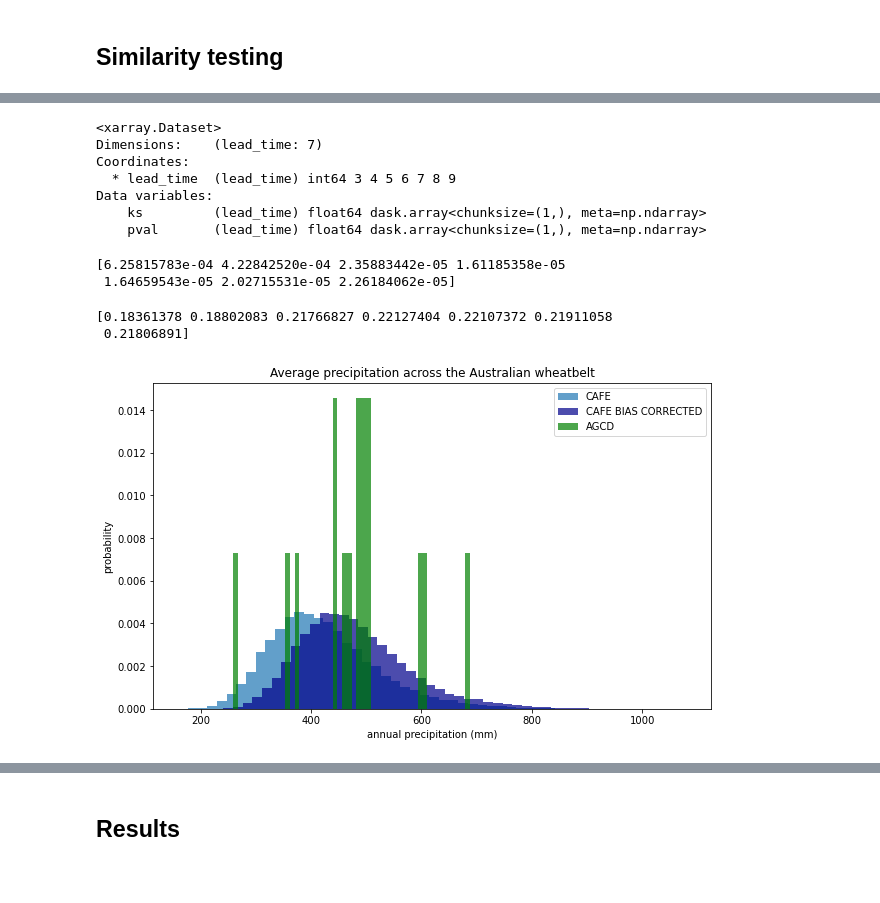
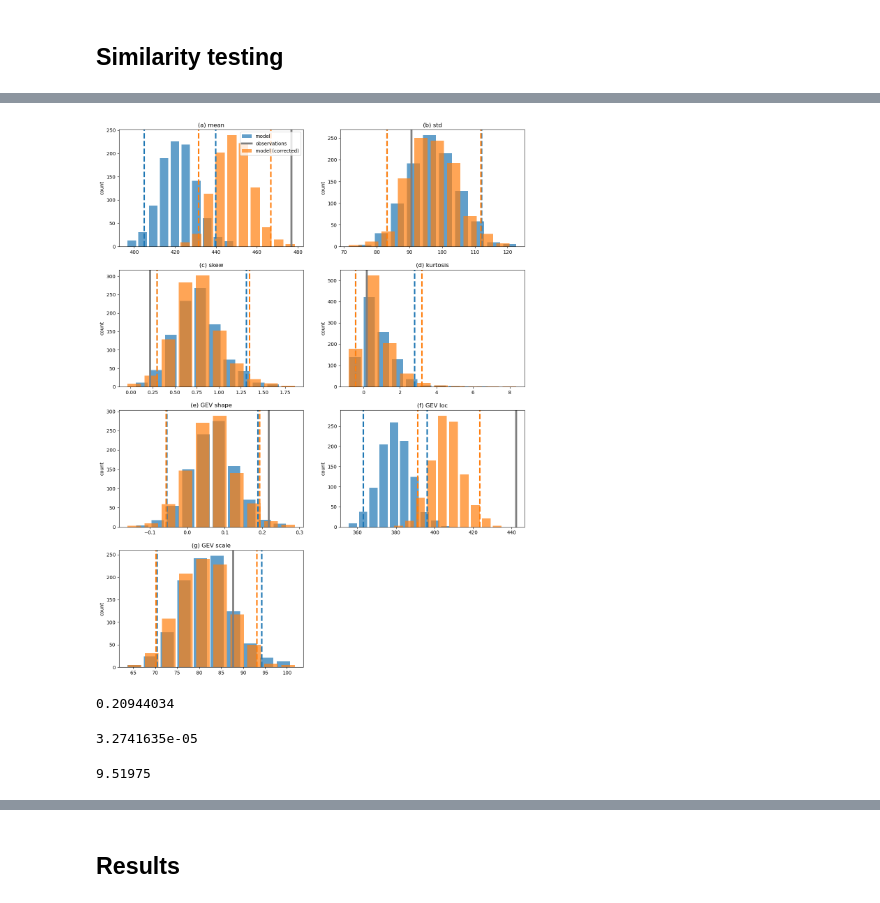
Before and after one commit to AusClimateService/unseen, a Jupyter notebook: docs/user_guide/worked_example.ipynb, the cells around one changed output, grey strips where cells are left out. Cells and saved outputs as stored; diff of their text form; code cells hidden in the pictures; blank space fills up the shorter version.

```diff
--- a/docs/user_guide/worked_example.ipynb
+++ b/docs/user_guide/worked_example.ipynb
@@ -347,41 +322,23 @@ plt.show()
+# %%
+moments.create_plot(
+    cafe_da_indep,
+    agcd_ds['pr'],
+    da_bc_fcst=cafe_da_bc,
+    outfile='wheatbelt_moments.png',
+)
+# %% [output]
+[figure, added]
 # %%
-time_slice = general_utils.date_pair_to_time_slice(baseline_period)
-
-similarity_ds = similarity.univariate_ks_test(cafe_da_bc, agcd_ds, 'pr')
-print(similarity_ds)
+similarity_ds = similarity.similarity_tests(cafe_da_bc, agcd_ds, 'pr')
-# %% [output]
-<xarray.Dataset>
-Dimensions:    (lead_time: 7)
-Coordinates:
-  * lead_time  (lead_time) int64 3 4 5 6 7 8 9
-Data variables:
-    ks         (lead_time) float64 dask.array<chunksize=(1,), meta=np.ndarray>
-    pval       (lead_time) float64 dask.array<chunksize=(1,), meta=np.ndarray>
+# %%
+print(similarity_ds['ks_statistic'].values)
+# %% [output]
+0.20944034
 # %%
-print(similarity_ds['pval'].values)
+print(similarity_ds['ks_pval'].values)
 # %% [output]
-[6.25815783e-04 4.22842520e-04 2.35883442e-05 1.61185358e-05
- 1.64659543e-05 2.02715531e-05 2.26184062e-05]
+3.2741635e-05
 # %%
-print(similarity_ds['ks'].values)
+print(similarity_ds['ad_statistic'].values)
 # %% [output]
-[0.18361378 0.18802083 0.21766827 0.22127404 0.22107372 0.21911058
- 0.21806891]
+9.51975
-# %%
-fig = plt.figure(figsize=[10, 6])
-cafe_da_indep.plot.hist(
-    bins=50, density=True, label='CAFE', alpha=0.7
-)
-cafe_da_bc.plot.hist(
-    bins=50, density=True, label='CAFE BIAS CORRECTED', facecolor='darkblue', alpha=0.7
-)
-agcd_ds['pr'].sel({'time': time_slice}).plot.hist(
-    bins=50, density=True, label='AGCD', facecolor='green', alpha=0.7,
-)
-plt.xlabel('annual precipitation (mm)')
-plt.ylabel('probability')
-plt.title(f'Average precipitation across the Australian wheatbelt')
-plt.legend()
-plt.show()
-# %% [output]
-[figure, removed]
```
Also changed, not shown: parts of 40 cells of this notebook, 8 other files.
